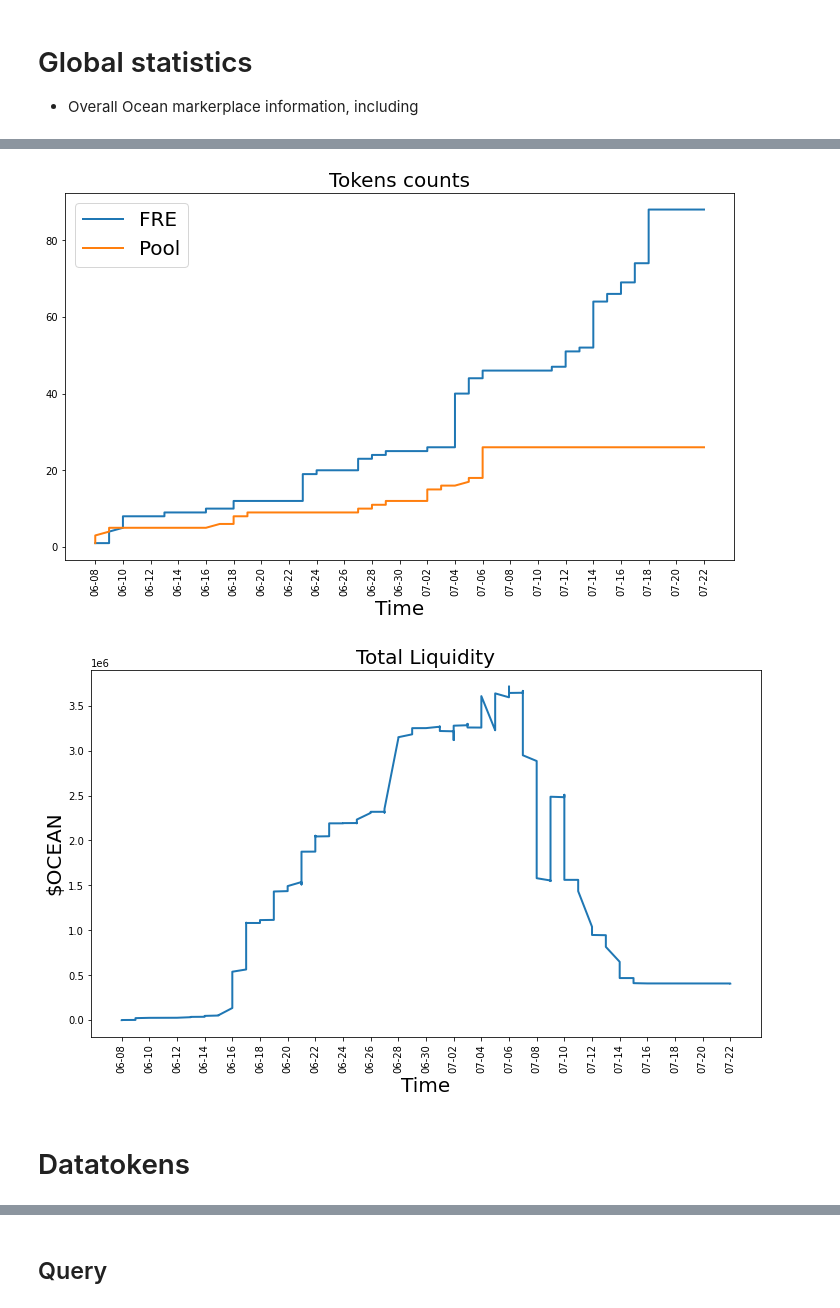
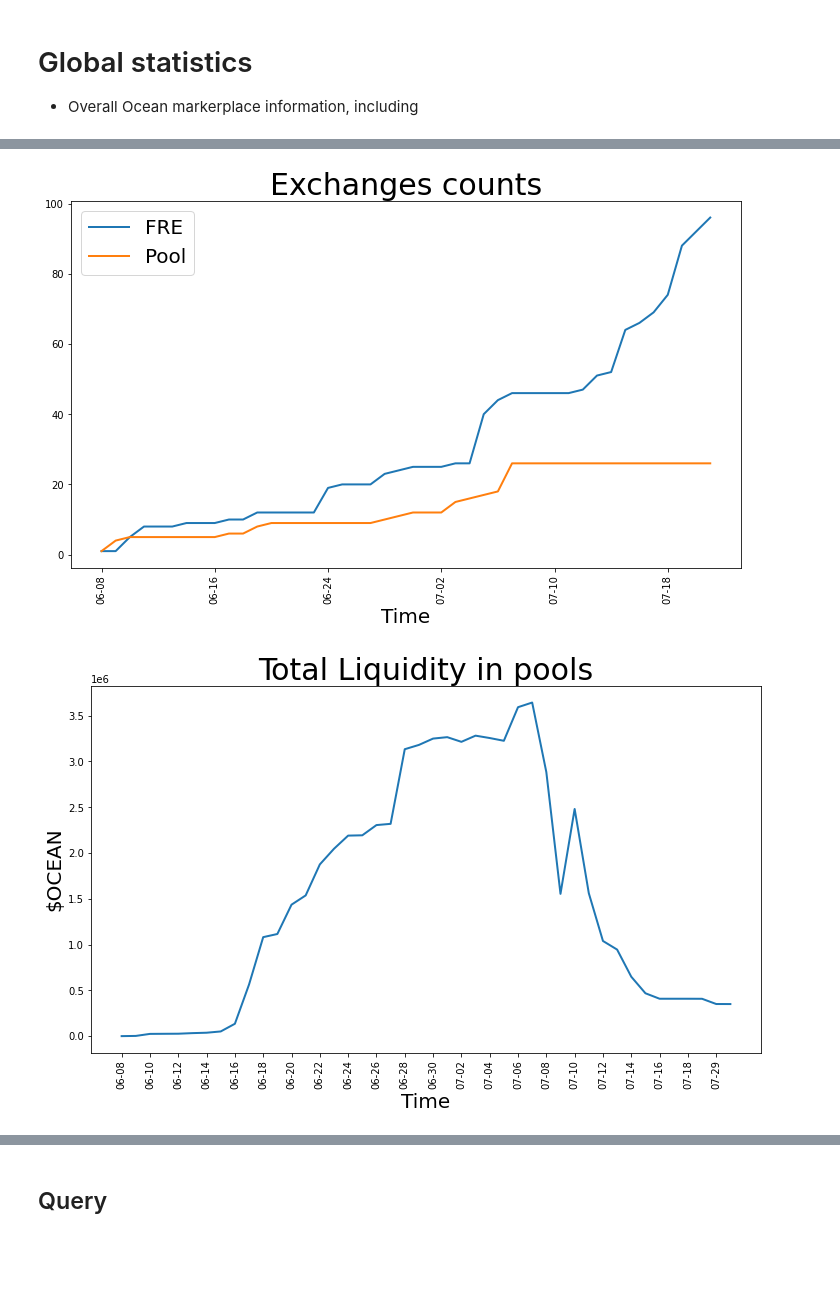
Before and after one commit to trangnv/ocean-marketplace, a Jupyter notebook: queries.ipynb, the cells around one changed output, grey strips where cells are left out. Cells and saved outputs as stored; diff of their text form; code cells hidden in the pictures; blank space fills up the shorter version.

Commit message:
pool graphs

```diff
--- a/queries.ipynb
+++ b/queries.ipynb
@@ -51,6 +45,9 @@ for timestamp in range(origin_timestamp, last_timestamp+1, interval):
     df_timestamp_block = df_timestamp_block.append(values)
     sleep(0.25)
 
+# not sure why got many duplicated, just use drop
+df_timestamp_block.drop_duplicates(keep=False, inplace=True)
+
 # save
 df_timestamp_block.reset_index(inplace = True, drop = True)
 df_timestamp_block.to_csv('./daily_data/timestamp_block.csv', index=False)
@@ -114,3 +108,0 @@ df_global_statistics.to_csv('./daily_data/global_statistics.csv', index=False)
-# %%
-df_global_statistics =  pd.read_csv('./daily_data/global_statistics.csv')
-df_global_statistics.shape
@@ -119,3 +108,0 @@ df_global_statistics.shape
-# %%
-df_global_statistics =  pd.read_csv('./daily_data/global_statistics.csv')
-df_global_statistics['timestamp'].iloc[-1]
@@ -124,3 +109,6 @@ df_global_statistics['timestamp'].iloc[-1]
+# %%
+df_global_statistics.drop_duplicates(keep=False, inplace=True) # just drop_duplicates to be safe
+df_global_statistics.to_csv('./daily_data/global_statistics.csv', index=False)
 # %%
 fig, ax = plt.subplots()
 x = pd.to_datetime(df_global_statistics["timestamp"], unit='s').dt.strftime('%m-%d')
@@ -149,49 +157,46 @@ fig.set_size_inches(12, 6.75)
 # %%
 fig, ax = plt.subplots()
 x = pd.to_datetime(df_global_statistics["timestamp"], unit='s').dt.strftime('%m-%d')
 
 y = df_global_statistics['fixedCount'].astype(float)
 plt.plot(x, y, label = 'FRE', linewidth=2)
 
 y = df_global_statistics['poolCount']
 plt.plot(x, y, label = 'Pool', linewidth=2)
 
-
+plt.title(f"Exchanges counts", fontsize=30)
 plt.xlabel("Time", fontsize=20)
 # plt.ylabel("Number of tokens", fontsize=16)
-plt.title(f"Tokens counts", fontsize=20)
+
 plt.xticks(rotation=30)
 plt.legend(fontsize=20)
 
 ax.tick_params(axis='x',rotation=90)
-
 ax.set_xticks(x[0::8])
 
 fig = matplotlib.pyplot.gcf()
 fig.set_size_inches(12, 6.75)
 # %% [output]
-[figure, old version]
+[figure, new version]
 # %%
 fig, ax = plt.subplots()
 x = pd.to_datetime(df_global_statistics["timestamp"], unit='s').dt.strftime('%m-%d')
 
 y = df_global_statistics['totalLiquidity.value'].astype(float)
-plt.plot(x, y, label = 'Total Liquidity', linewidth=2)
+plt.plot(x, y, label = 'Total Liquidity in pools', linewidth=2)
 
+plt.title(f"Total Liquidity in pools", fontsize=30)
 
 plt.xlabel("Time", fontsize=20)
 plt.ylabel("$OCEAN", fontsize=20)
-plt.title(f"Total Liquidity", fontsize=20)
 plt.xticks(rotation=30)
 # plt.legend(fontsize=10)
 
 ax.tick_params(axis='x',rotation=90)
 
-ax.set_xticks(x[0::8])
+ax.set_xticks(x[0::2])
 
 fig = matplotlib.pyplot.gcf()
 fig.set_size_inches(12, 6.75)
 # %% [output]
-[figure, old version]
+[figure, new version]
-# %% [markdown]
-# Datatokens
```
Also changed, not shown: parts of 25 cells of this notebook, 4 other files.
